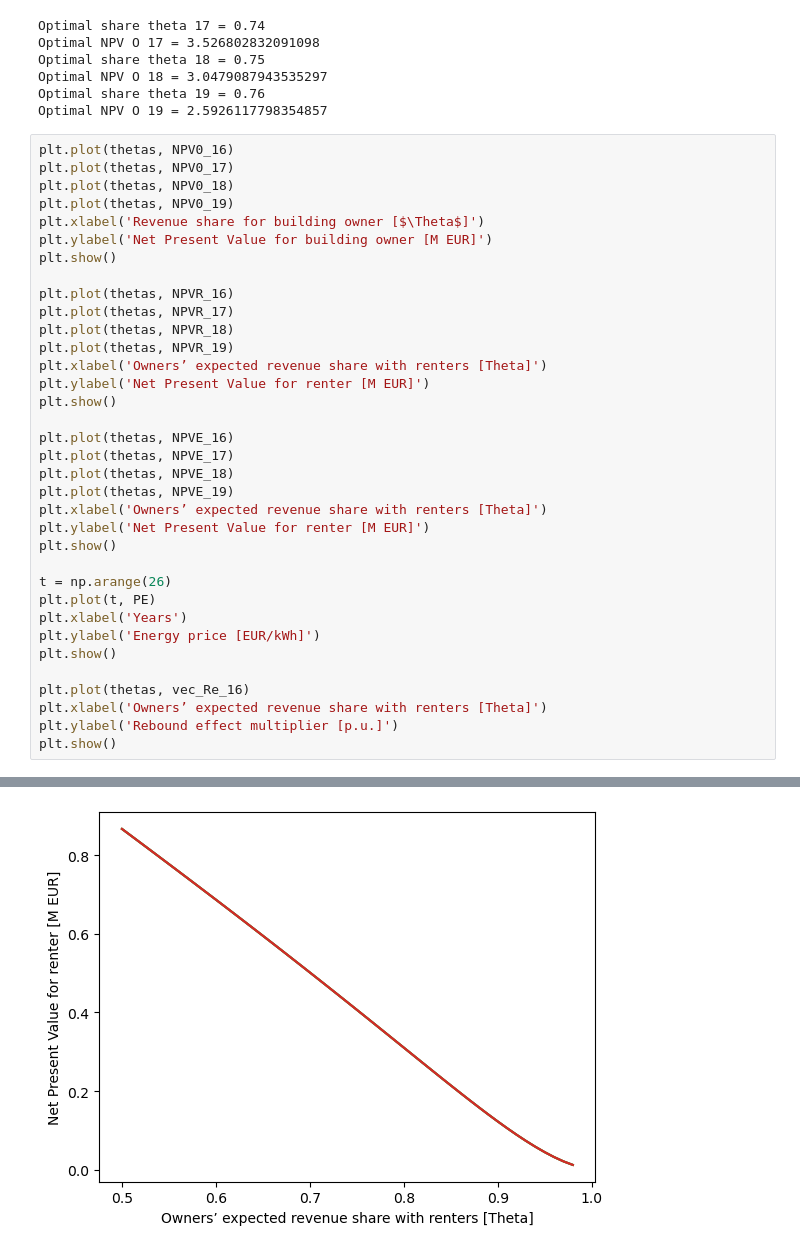
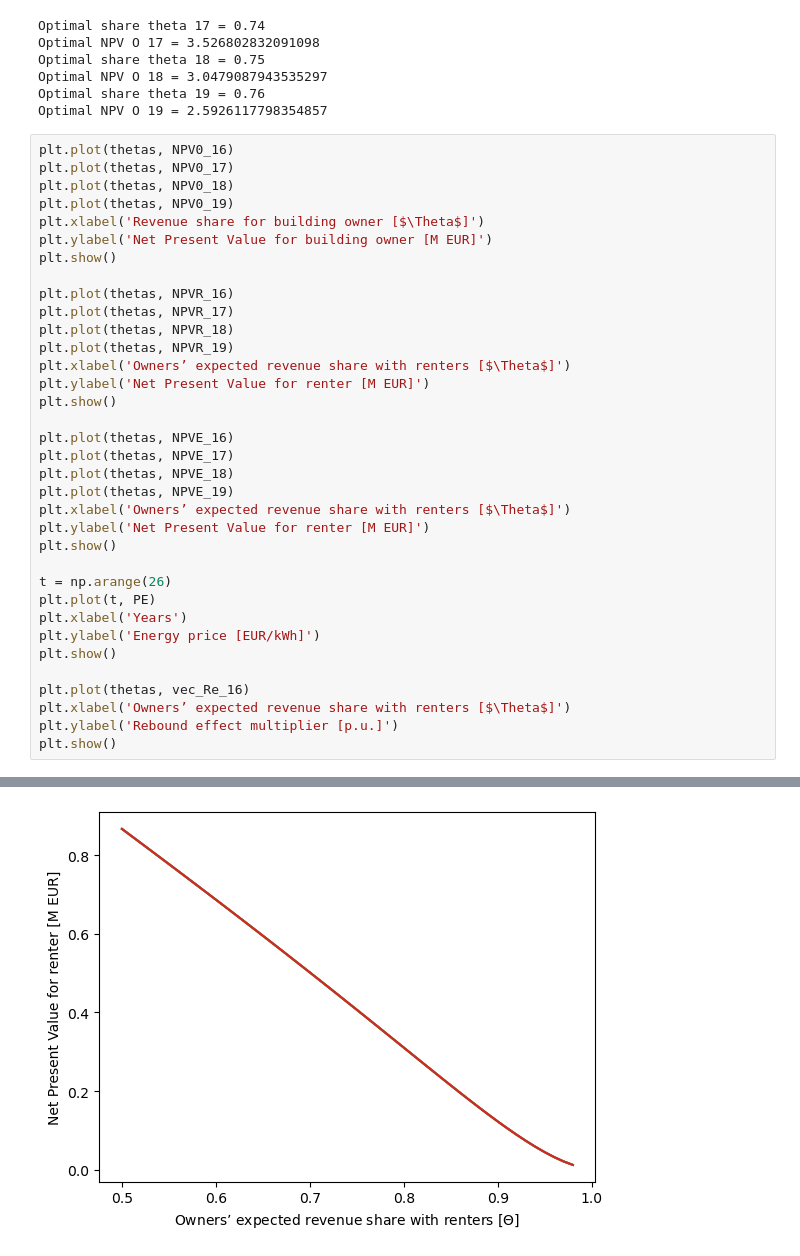
Before and after one commit to lucianodetommasi/Energy-efficiency-service-in-commercial-rented-buildings, a Jupyter notebook: optimal_energy_savings_division_in_rented_buildings_v1.ipynb, the cells around one changed output, grey strips where cells are left out. Drawn from its saved outputs; the diff is of its cells as text.

```diff
--- a/optimal_energy_savings_division_in_rented_buildings_v1.ipynb
+++ b/optimal_energy_savings_division_in_rented_buildings_v1.ipynb
@@ -276,34 +276,34 @@ plt.plot(thetas, NPV0_18)
 plt.plot(thetas, NPV0_19)
 plt.xlabel('Revenue share for building owner [$\Theta$]')
 plt.ylabel('Net Present Value for building owner [M EUR]')
 plt.show()
 
 plt.plot(thetas, NPVR_16)
 plt.plot(thetas, NPVR_17)
 plt.plot(thetas, NPVR_18)
 plt.plot(thetas, NPVR_19)
-plt.xlabel('Owners’ expected revenue share with renters [Theta]')
+plt.xlabel('Owners’ expected revenue share with renters [$\Theta$]')
 plt.ylabel('Net Present Value for renter [M EUR]')
 plt.show()
 
 plt.plot(thetas, NPVE_16)
 plt.plot(thetas, NPVE_17)
 plt.plot(thetas, NPVE_18)
 plt.plot(thetas, NPVE_19)
-plt.xlabel('Owners’ expected revenue share with renters [Theta]')
+plt.xlabel('Owners’ expected revenue share with renters [$\Theta$]')
 plt.ylabel('Net Present Value for renter [M EUR]')
 plt.show()
 
 t = np.arange(26)
 plt.plot(t, PE)
 plt.xlabel('Years')
 plt.ylabel('Energy price [EUR/kWh]')
 plt.show()
 
 plt.plot(thetas, vec_Re_16)
-plt.xlabel('Owners’ expected revenue share with renters [Theta]')
+plt.xlabel('Owners’ expected revenue share with renters [$\Theta$]')
 plt.ylabel('Rebound effect multiplier [p.u.]')
 plt.show()
 # %% [output]
 [figure]
-[figure, old version]
+[figure, new version]
```
Also changed, not shown: parts of 1 cell of this notebook.
